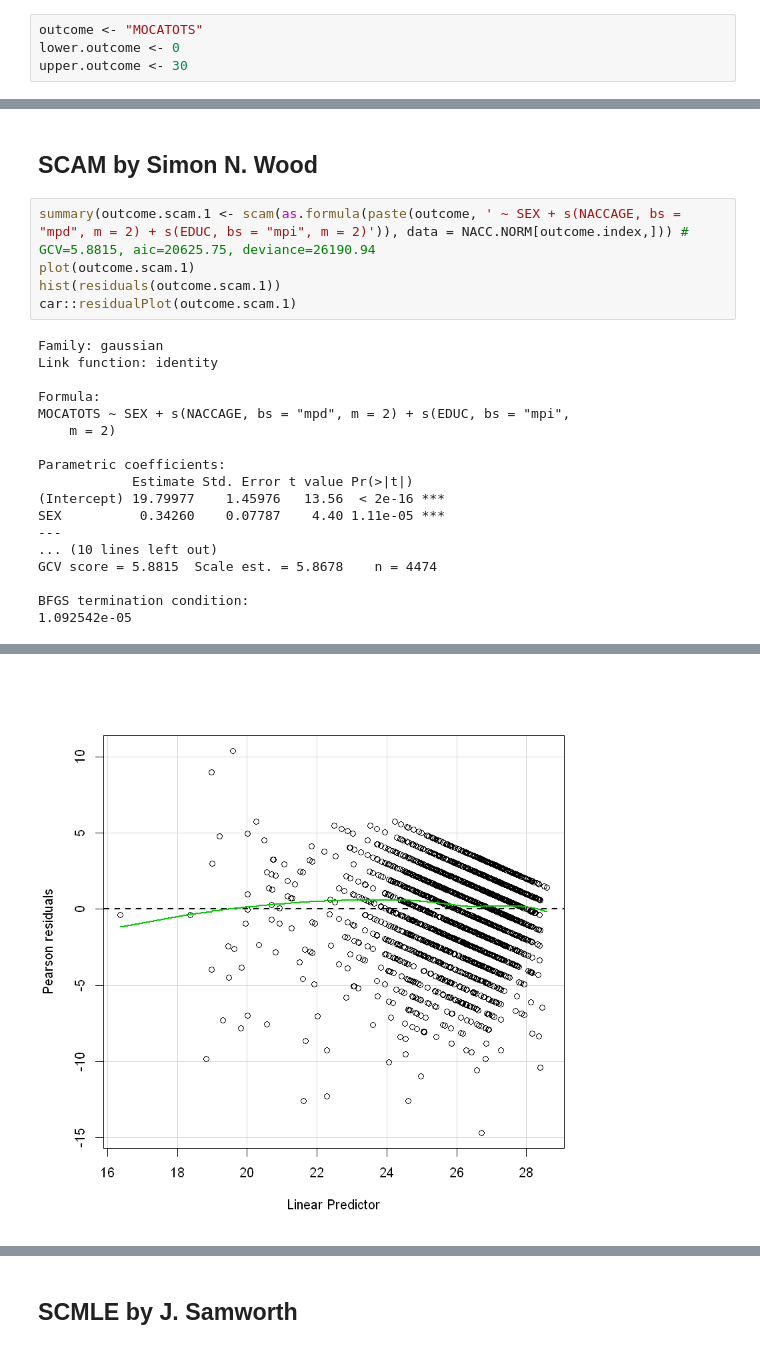
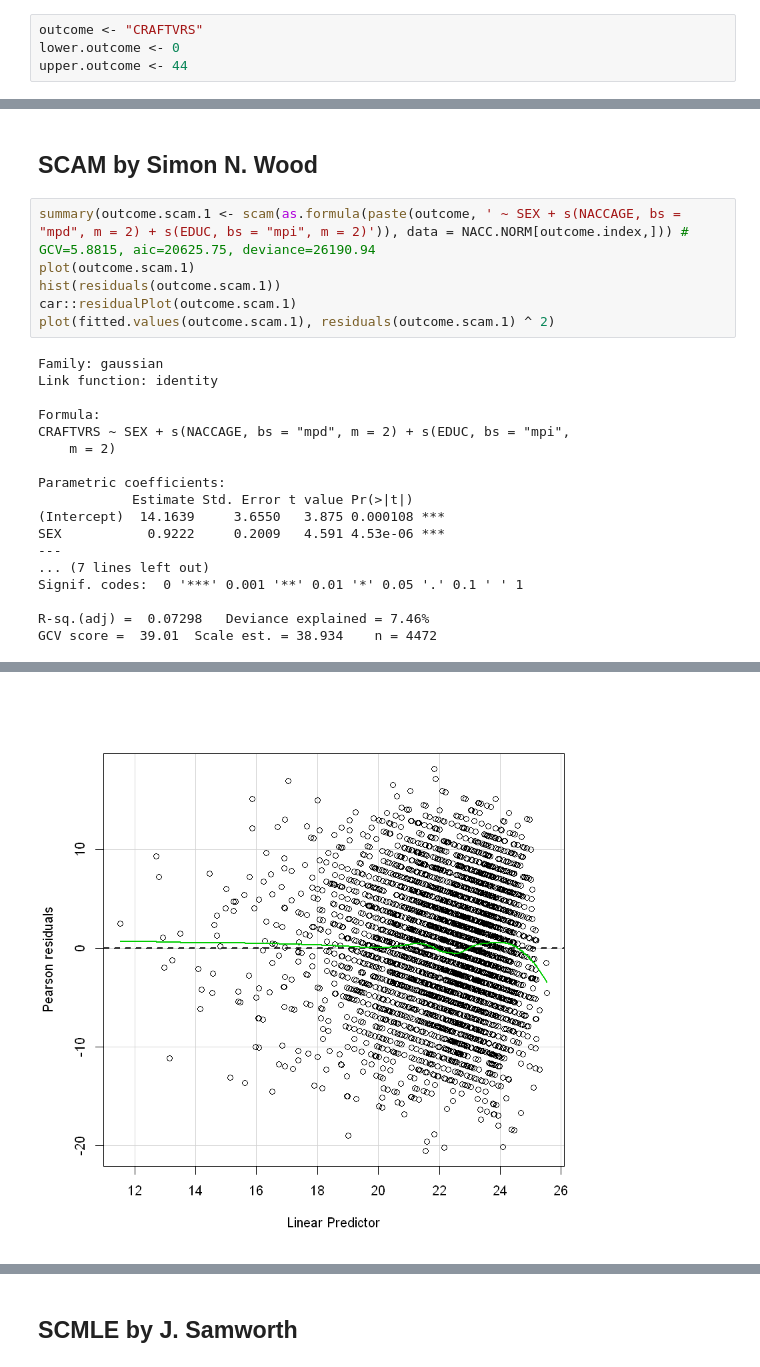
Before and after one commit to KillingVectorField/Reanalyze-UDS-data-using-SCMLE, a Jupyter notebook: Report.ipynb, the cells around one changed output, grey strips where cells are left out. Cells and saved outputs as stored; diff of their text form.

```diff
--- a/Report.ipynb
+++ b/Report.ipynb
@@ -131,9 +131,9 @@ attr(,"class")
 ### MOCA total scores MOCATOTS
 range from 0 to 30, not available when MOCATOTS == 88 | MOCATOTS == -4
 # %%
-outcome <- "MOCATOTS"
+outcome <- "CRAFTVRS"
 lower.outcome <- 0
-upper.outcome <- 30
+upper.outcome <- 44
 # %%
 outcome.index <- (NACC.NORM[outcome] >= lower.outcome) & (NACC.NORM[outcome] <= upper.outcome) # 4474
 summary(NACC.NORM[outcome.index, outcome])
@@ -250,21 +258,22 @@ summary(outcome.scam.1 <- scam(as.formula(paste(outcome, ' ~ SEX + s(NACCAGE, bs
 plot(outcome.scam.1)
 hist(residuals(outcome.scam.1))
 car::residualPlot(outcome.scam.1)
+plot(fitted.values(outcome.scam.1), residuals(outcome.scam.1) ^ 2)
 # %% [output]
 Family: gaussian
 Link function: identity
 
 Formula:
-MOCATOTS ~ SEX + s(NACCAGE, bs = "mpd", m = 2) + s(EDUC, bs = "mpi",
+CRAFTVRS ~ SEX + s(NACCAGE, bs = "mpd", m = 2) + s(EDUC, bs = "mpi",
     m = 2)
 
 Parametric coefficients:
             Estimate Std. Error t value Pr(>|t|)
-(Intercept) 19.79977    1.45976   13.56  < 2e-16 ***
-SEX          0.34260    0.07787    4.40 1.11e-05 ***
+(Intercept)  14.1639     3.6550   3.875 0.000108 ***
+SEX           0.9222     0.2009   4.591 4.53e-06 ***
 ---
-... (10 lines left out)
-GCV score = 5.8815  Scale est. = 5.8678    n = 4474
+... (7 lines left out)
+Signif. codes:  0 '***' 0.001 '**' 0.01 '*' 0.05 '.' 0.1 ' ' 1
 
-BFGS termination condition:
-1.092542e-05
+R-sq.(adj) =  0.07298   Deviance explained = 7.46%
+GCV score =  39.01  Scale est. = 38.934    n = 4472
@@ -274 +283 @@ BFGS termination condition:
-[figure, old version]
+[figure, new version]
```
Also changed, not shown: parts of 25 cells of this notebook.
